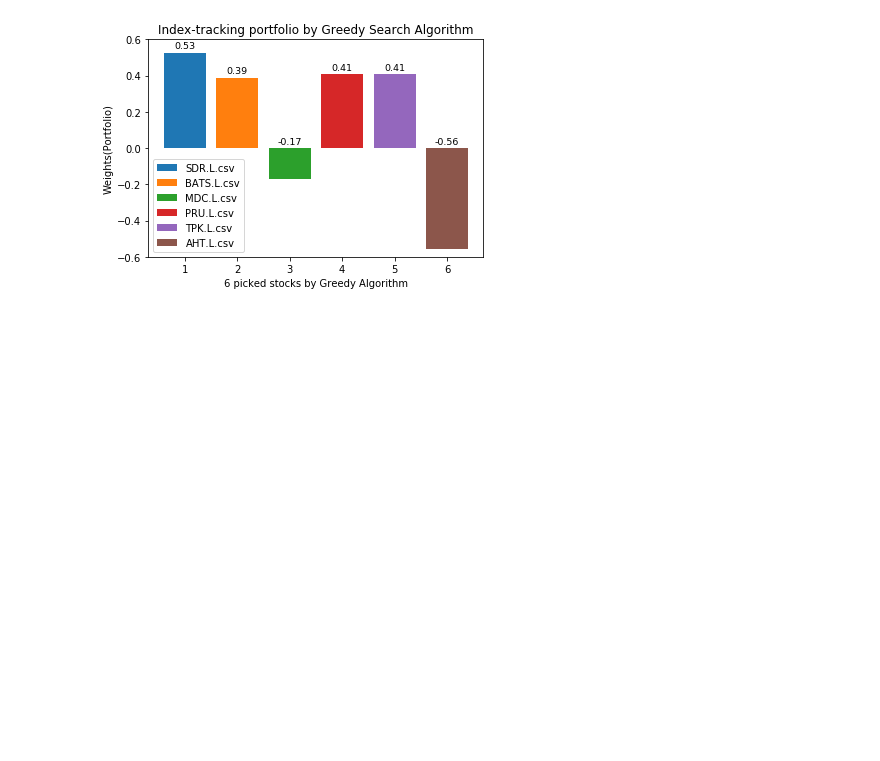
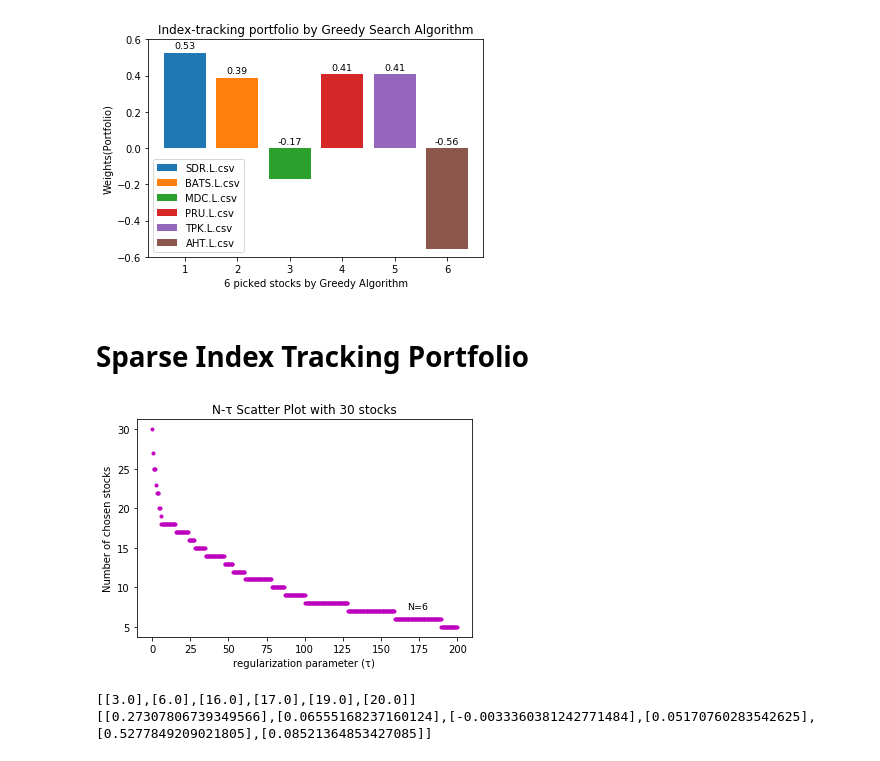
Before and after one commit to Trouble404/Computational-Finance-coursework, a Jupyter notebook: comp6212.ipynb, the cells around one changed output. Cells and saved outputs as stored; diff of their text form; code cells hidden in the pictures; blank space fills up the shorter version.

```diff
--- a/comp6212.ipynb
+++ b/comp6212.ipynb
@@ -745,3 +744,35 @@ plt.savefig("Index-tracking portfolio by Greedy Search Algorithm.PNG", dpi = 600
 plt.show()
 # %% [output]
 [figure]
+# %% [markdown]
+# Sparse Index Tracking Portfolio
+# %%
+# obtain data from matlab
+x1 = eng.workspace['x1']
+y1 = eng.workspace['y1']
+# %%
+f9 = plt.figure(9)
+#plt.plot(x,y, linewidth = '2', label = "Efficient Frontier of A1,A2,A3")
+plt.scatter(x1,y1, c='m', marker='.', linewidths= '1')
+plt.text(174, 7, 'N=6', ha='center', va= 'bottom',fontsize=9.5)
+#plt.legend(loc='upper left')
+#plt.grid()
+plt.title('N-τ Scatter Plot with 30 stocks')
+plt.ylabel("Number of chosen stocks")
+plt.xlabel("regularization parameter (τ)")
+# plt with same scale
+#plt.ylim(0,30)
+#plt.xlim(0,0.205)
+plt.savefig("N-τ Scatter Plot with 30 stocks.PNG", dpi = 600)
+plt.show()
+# %% [output]
+[figure, added]
+# %%
+# obtain data from matlab
+re_6 = eng.workspace['re_6'] # chosen storcks
+re6_w = eng.workspace['re6_w'] # weight
+print(re_6)
+print(re6_w)
+# %% [output]
+[[3.0],[6.0],[16.0],[17.0],[19.0],[20.0]]
+[[0.27307806739349566],[0.06555168237160124],[-0.0033360381242771484],[0.05170760283542625],[0.5277849209021805],[0.08521364853427085]]
```
Also changed, not shown: parts of 9 cells of this notebook.
